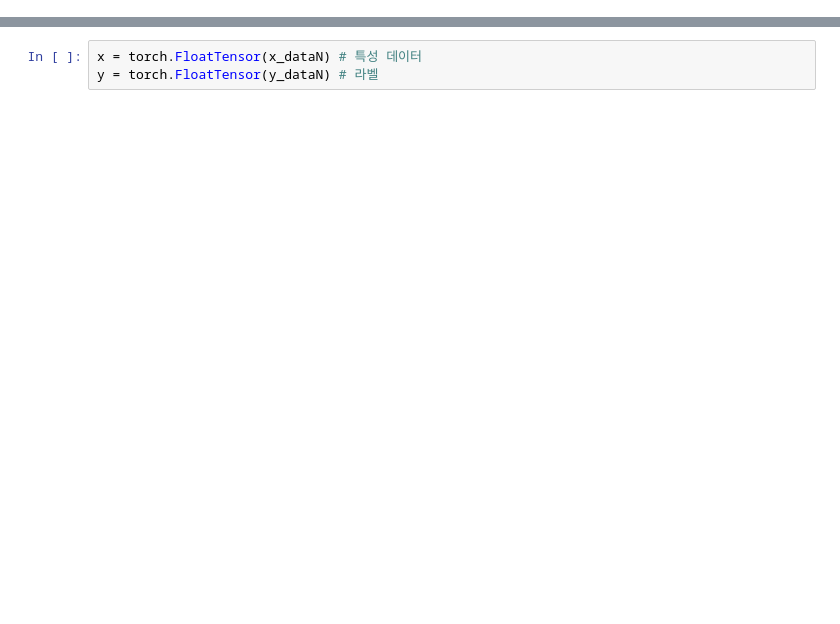
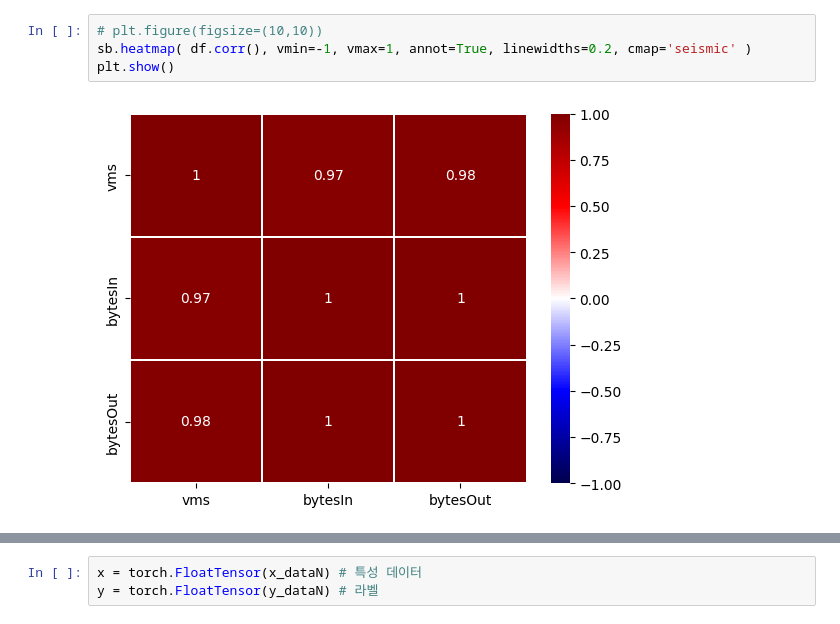
Before and after one commit to yunkon-kim/mc-perf-regression, a Jupyter notebook: io-bytes-control-group.ipynb, the cells around one changed output, grey strips where cells are left out. Saved outputs shown, nothing was run; the diff lists cells and outputs as text; blank space fills up the shorter version.

```diff
--- a/io-bytes-control-group.ipynb
+++ b/io-bytes-control-group.ipynb
@@ -30,2 +35,8 @@ df.corr()
+# %%
+# plt.figure(figsize=(10,10))
+sb.heatmap( df.corr(), vmin=-1, vmax=1, annot=True, linewidths=0.2, cmap='seismic' )
+plt.show()
+# %% [output]
+[figure, added]
 # %%
 df = df.dropna() # drop all rows that have NAN/none
```
Also changed, not shown: parts of 15 cells of this notebook, 9 other files.
